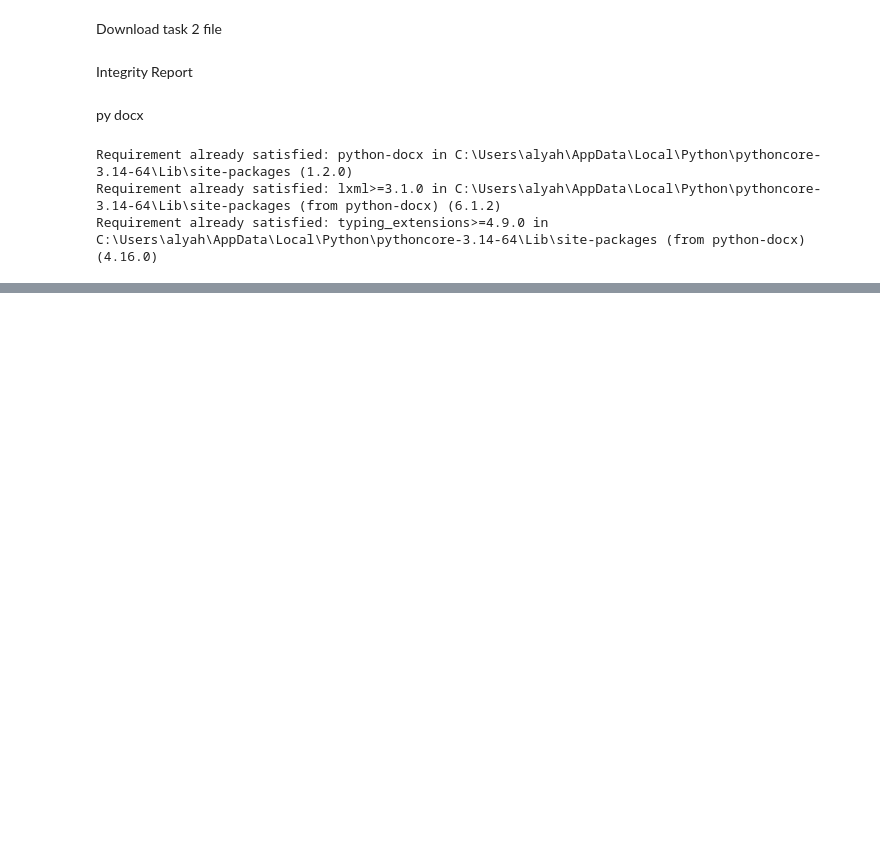
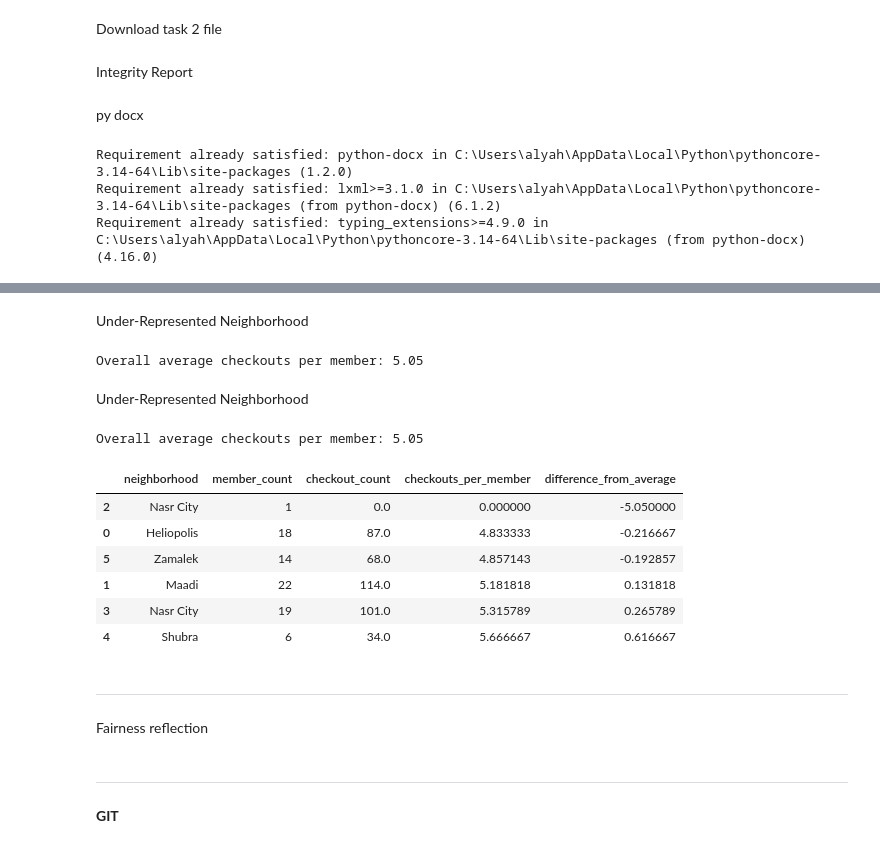
Before and after one commit to i-aliahmed/Final-Project, a Jupyter notebook: 31010280200518-CityLibrary.ipynb, the cells around one changed output, grey strips where cells are left out. Cells and saved outputs as stored; diff of their text form; code cells hidden in the pictures; blank space fills up the shorter version.

Commit message:
git status git add 31010280200518-CityLibrary.ipynb git commit -m "Complete Task 3" git push

```diff
--- a/31010280200518-CityLibrary.ipynb
+++ b/31010280200518-CityLibrary.ipynb
@@ -873,0 +904,4 @@ doc.save("31010280200518-Library-integrity_report.docx")
+# %%
+checkout_counts = (cleaned_df.groupby("neighborhood").size().reset_index(name="checkout_count"))
+
+checkout_counts
@@ -873,0 +917,6 @@ doc.save("31010280200518-Library-integrity_report.docx")
+# %%
+fairness_comparison = member_counts.merge(checkout_counts,on="neighborhood",how="outer")
+
+fairness_comparison = fairness_comparison.fillna(0)
+
+fairness_comparison
@@ -873,0 +933,6 @@ doc.save("31010280200518-Library-integrity_report.docx")
+# %%
+fairness_comparison["checkouts_per_member"] = (fairness_comparison["checkout_count"]/fairness_comparison["member_count"])
+
+fairness_comparison = fairness_comparison.sort_values("checkouts_per_member")
+
+fairness_comparison
@@ -873,0 +947,34 @@ doc.save("31010280200518-Library-integrity_report.docx")
+# %% [markdown]
+Under-Represented Neighborhood
+# %%
+average_rate = (fairness_comparison["checkout_count"].sum()/fairness_comparison["member_count"].sum())
+
+print("Overall average checkouts per member:",average_rate)
+# %% [output]
+Overall average checkouts per member: 5.05
+# %% [markdown]
+Under-Represented Neighborhood
+# %%
+average_rate = (fairness_comparison["checkout_count"].sum()/fairness_comparison["member_count"].sum())
+
+print("Overall average checkouts per member:",average_rate)
+# %% [output]
+Overall average checkouts per member: 5.05
+# %%
+fairness_comparison["difference_from_average"] = (fairness_comparison["checkouts_per_member"] - average_rate)
+
+fairness_comparison
+# %% [output]
+|  | neighborhood | member_count | checkout_count | checkouts_per_member | difference_from_average |
+| 2 | Nasr City | 1 | 0.0 | 0.000000 | -5.050000 |
+| 0 | Heliopolis | 18 | 87.0 | 4.833333 | -0.216667 |
+| 5 | Zamalek | 14 | 68.0 | 4.857143 | -0.192857 |
+| 1 | Maadi | 22 | 114.0 | 5.181818 | 0.131818 |
+| 3 | Nasr City | 19 | 101.0 | 5.315789 | 0.265789 |
+| 4 | Shubra | 6 | 34.0 | 5.666667 | 0.616667 |
+# %% [markdown]
+
+
+---
+# %% [markdown]
+Fairness reflection
@@ -873,0 +1007,6 @@ doc.save("31010280200518-Library-integrity_report.docx")
+# %% [markdown]
+
+
+---
+# %% [markdown]
+**GIT**
```
Also changed, not shown: parts of 28 cells of this notebook, 2 other files.
